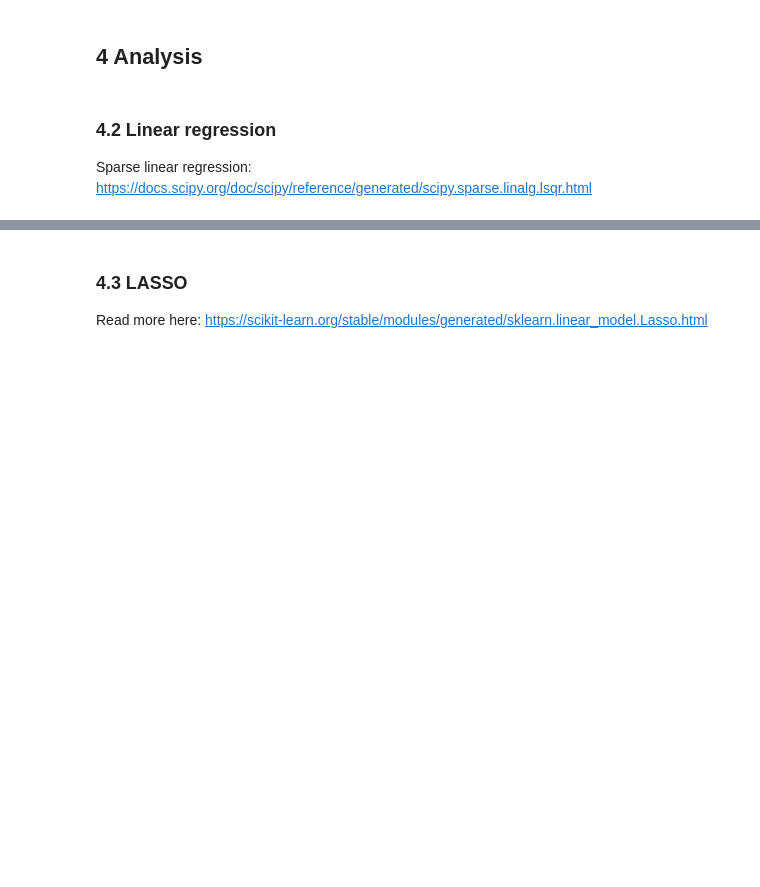
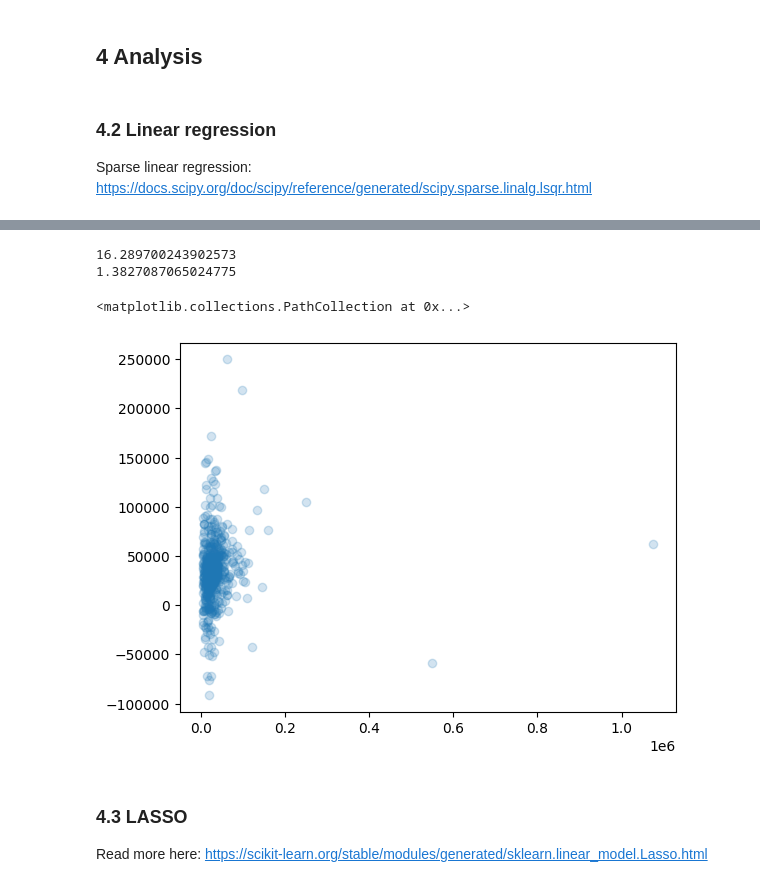
Before and after one commit to HealthRex/CDSS, a Jupyter notebook: scripts/InpatientVariabilityUpdate/Master file.ipynb, the cells around one changed output, grey strips where cells are left out. Saved outputs shown, nothing was run; the diff lists cells and outputs as text; code cells hidden in the pictures; blank space fills up the shorter version.

```diff
--- a/scripts/InpatientVariabilityUpdate/Master file.ipynb
+++ b/scripts/InpatientVariabilityUpdate/Master file.ipynb
@@ -273,6 +479,9 @@ observed_inds_test = y_test_full[~y_test_full[task].isnull()].index
 X_test = X_test_full[observed_inds_test]
 y_test = y_test_full.iloc[observed_inds_test].reset_index()
 y_test = y_test[task]
+
+# Remove uncommon features
+X_test = X_test.tocsr()[:,nz_inds]
 # %%
 # Create full datasets
 # Reference: https://cmdlinetips.com/2019/07/how-to-slice-rows-and-columns-of-sparse-matrix-in-python/
@@ -350,9 +595,17 @@ print(r2norm)
 # %%
 y_hat_test = X_test@x
-print(max(abs(y_hat_test - y_test)))
-print(sum(abs(y_hat_test - y_test))/len(y_test))
+print(max(abs(y_hat_test - y_test)/y_test))
+print(sum(abs(y_hat_test - y_test)/y_test)/len(y_test))
 # print(r2norm)
 # *** Find regression evaluation approach robust to outliers
+
+
+plt.scatter(y_test, y_hat_test, alpha=0.2)
+# %% [output]
+16.289700243902573
+1.3827087065024775
+<matplotlib.collections.PathCollection at 0x...>
+[figure, added]
 # %% [markdown]
 ### 4.3 LASSO
 Read more here: https://scikit-learn.org/stable/modules/generated/sklearn.linear_model.Lasso.html
```
Also changed, not shown: parts of 29 cells of this notebook.
